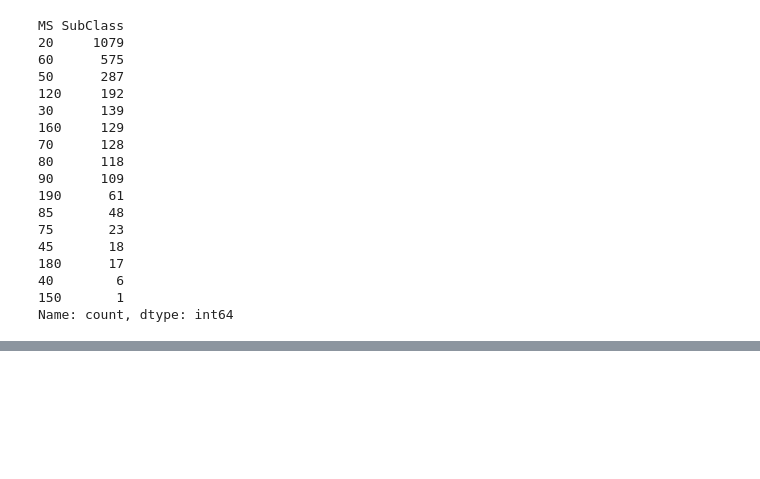
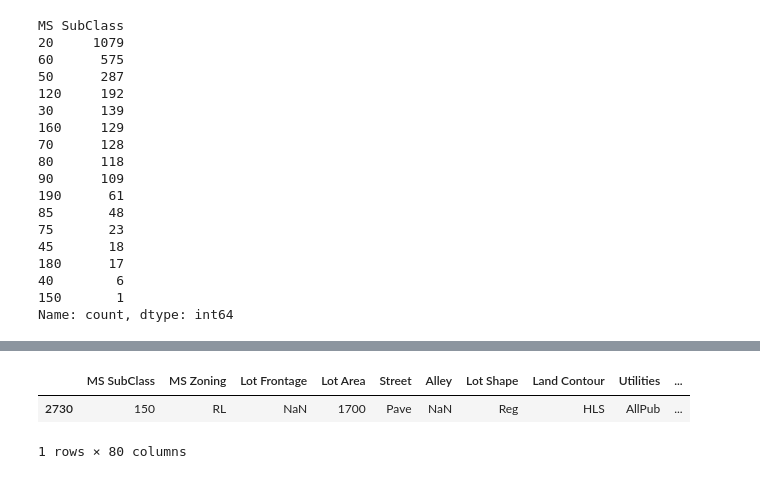
Before and after one commit to Enky-yy/theories-of-theory, a Jupyter notebook: part 1/process.ipynb, the cells around one changed output, grey strips where cells are left out. Cells and saved outputs as stored; diff of their text form; code cells hidden in the pictures; blank space fills up the shorter version.

```diff
--- a/part 1/process.ipynb
+++ b/part 1/process.ipynb
@@ -152,0 +148,6 @@ sns.scatterplot(df, x='SalePrice', y='MS SubClass')
+# %%
+df[df['MS SubClass']==150]
+# %% [output]
+|  | MS SubClass | MS Zoning | Lot Frontage | Lot Area | Street | Alley | Lot Shape | Land Contour | Utilities | ... |
+| 2730 | 150 | RL | NaN | 1700 | Pave | NaN | Reg | HLS | AllPub | ... |
+1 rows × 80 columns
```
Also changed, not shown: parts of 13 cells of this notebook.
